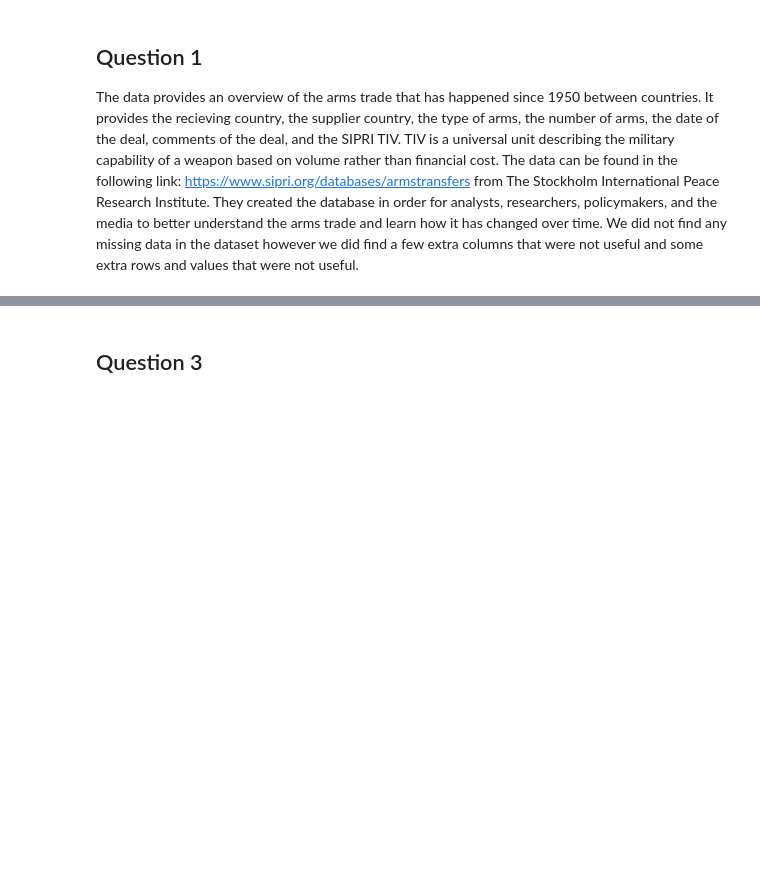
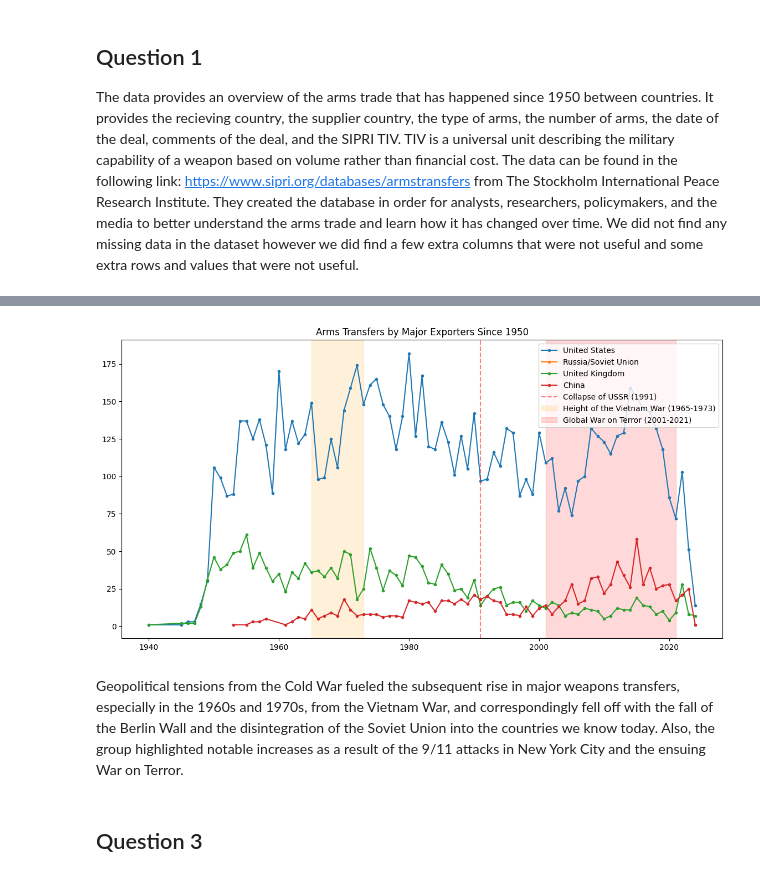
Before and after one commit to Maodougie25/SIPRI-Arms-Trade-Group-Project--, a Jupyter notebook: project_1.ipynb, the cells around one changed output, grey strips where cells are left out. Cells and saved outputs as stored; diff of their text form; code cells hidden in the pictures; blank space fills up the shorter version.

```diff
--- a/project_1.ipynb
+++ b/project_1.ipynb
@@ -132,3 +261,34 @@ The data provides an overview of the arms trade that has happened since 1950 bet
+# %%
+data2 = data.copy()
+
+data2['SupplierOverTime'] = data2['Supplier'].replace({'Soviet Union': 'Russia/Soviet Union',
+                                                        'Russia': 'Russia/Soviet Union'})
+
+export_countries = ['United States', 'Russia/Soviet Union', 'United Kingdom', 'China']
+
+data3 = (data2[data2['SupplierOverTime'].isin(export_countries)]
+                   .groupby(['Year of order', 'SupplierOverTime'])
+                   .size()
+                   .reset_index(name='Count'))
+
+plt.figure(figsize = (14, 7))
+
+for exporter in export_countries:
+    exporterInfo = data3[data3['SupplierOverTime'] == exporter]
+    plt.plot(exporterInfo['Year of order'], exporterInfo['Count'],
+             marker = 'o', markersize = 3, label = exporter)
+
+plt.axvline(x = 1991, color = 'red', linestyle = '--', alpha = 0.5, label = 'Collapse of USSR (1991)')
+plt.axvspan(1965, 1973, color = 'orange', alpha = 0.15, label = 'Height of the Vietnam War (1965-1973)')
+plt.axvspan(2001, 2021, color = 'red', alpha = 0.15, label = 'Global War on Terror (2001-2021)')
+
+plt.title('Arms Transfers by Major Exporters Since 1950')
+plt.legend(fontsize=10)
+plt.show()
+# %% [output]
+[figure, added]
+# %% [markdown]
+Geopolitical tensions from the Cold War fueled the subsequent rise in major weapons transfers, especially in the 1960s and 1970s, from the Vietnam War, and correspondingly fell off with the fall of the Berlin Wall and the disintegration of the Soviet Union into the countries we know today. Also, the group highlighted notable increases as a result of the 9/11 attacks in New York City and the ensuing War on Terror.
 # %% [markdown]
 ## Question 3
 # %%
```
Also changed, not shown: parts of 12 cells of this notebook, 1 other file.
